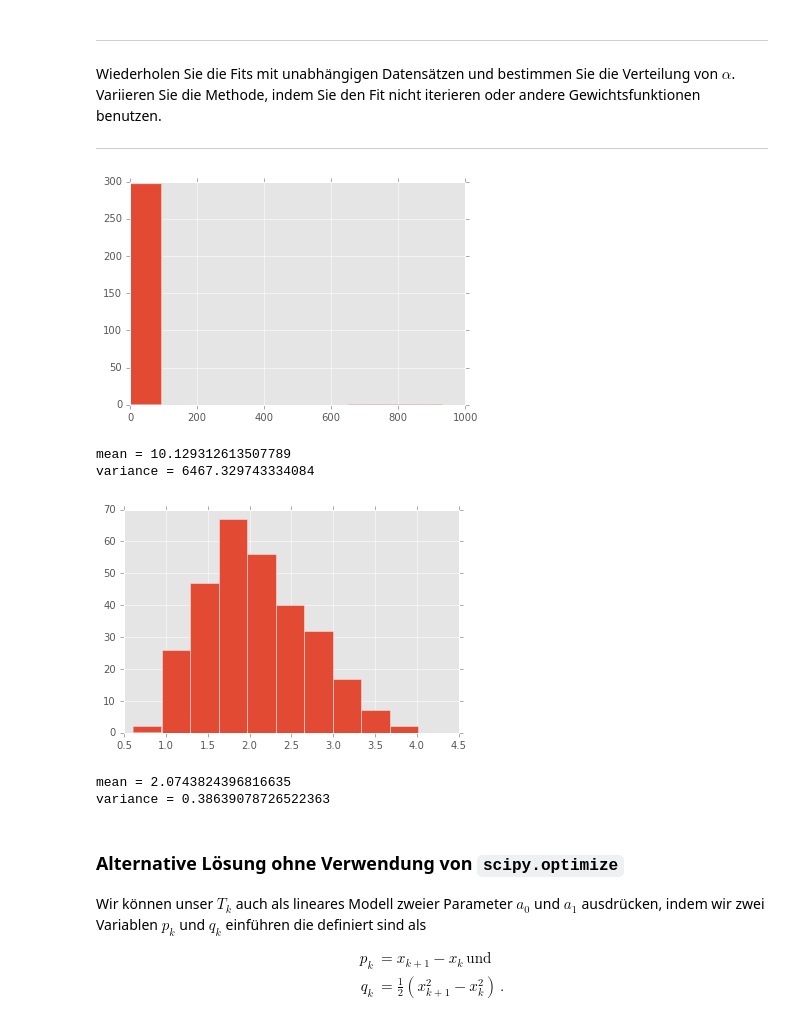
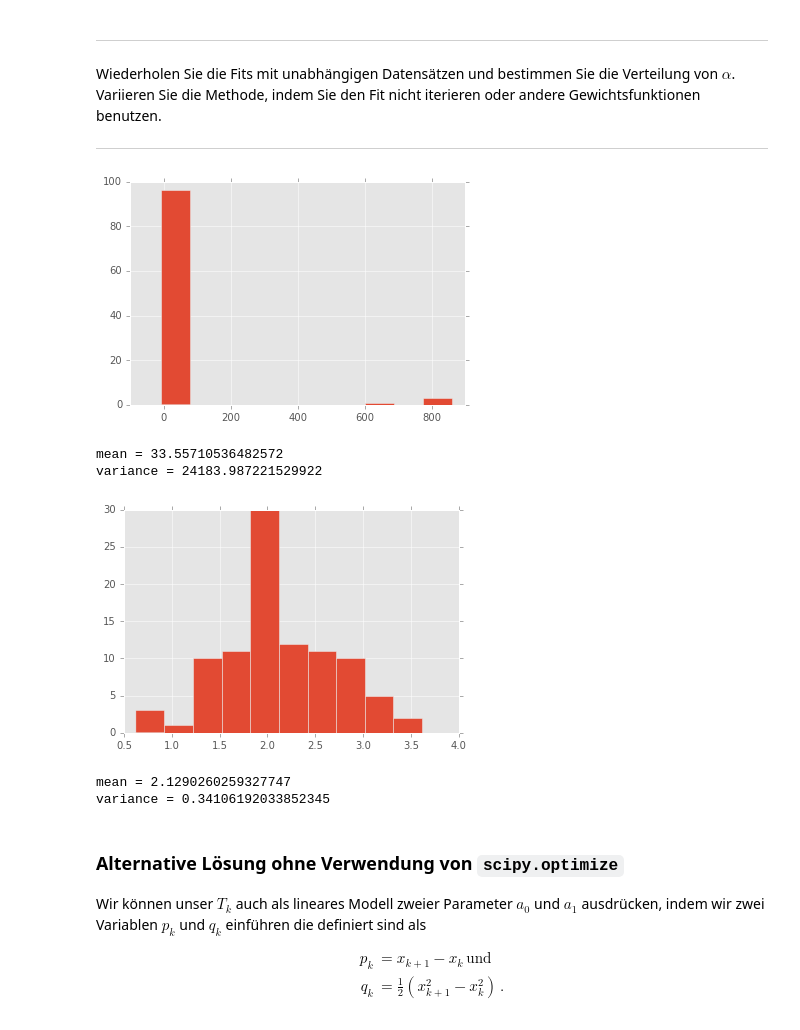
Before and after one commit to niklasnolte/smd2-2017, a Jupyter notebook: solutions/smd2_solutions_2.ipynb, the cells around one changed output. Drawn from its saved outputs; the diff is of its cells as text; code cells hidden in the pictures.

```diff
--- a/solutions/smd2_solutions_2.ipynb
+++ b/solutions/smd2_solutions_2.ipynb
@@ -211,42 +218,42 @@ Wiederholen Sie die Fits mit unabhängigen Datensätzen und bestimmen Sie die
 # %%
 def fit_alpha(N, xs, iterations=5):
     ns, bins = np.histogram(xs, range=(0, 1), bins=10)
     c2 = partial(chi2, N, bins, ns, 1)
 
     alpha = scipy.optimize.minimize(c2, [1]).x[0]
 
-    for _ in range(iterations):
-        #ws = 1 / expected_ns(N, bins, alpha)
-        ws = 1
-        c2 = partial(chi2, N, bins, ns, ws)
-        alpha = scipy.optimize.minimize(c2, [alpha]).x[0]
+    #for _ in range(iterations):
+    #    #ws = 1 / expected_ns(N, bins, alpha)
+    #    ws = 1
+    #    c2 = partial(chi2, N, bins, ns, ws)
+    #    alpha = scipy.optimize.minimize(c2, [alpha]).x[0]
     return alpha
 
 
 def generate_sample(mean_N=400):
     N = np.random.poisson(mean_N)
     xs = transform_x(np.random.uniform(size=N))
     return N, xs
 
 
-alphas = np.array([fit_alpha(*generate_sample()) for _ in range(300)])
+alphas = np.array([fit_alpha(*generate_sample()) for _ in range(100)])
 plt.hist(alphas)
 plt.show()
 print('mean = {}'.format(np.mean(alphas)))
 print('variance = {}'.format(np.var(alphas)))
 
 alphas = alphas[np.logical_and(-5 < alphas, alphas < 5)]
 plt.hist(alphas)
 plt.show()
 print('mean = {}'.format(np.mean(alphas)))
 print('variance = {}'.format(np.var(alphas)))
 # %% [output]
-[figure, old version]
+[figure, new version]
-mean = 10.129312613507789
-variance = 6467.329743334084
+mean = 33.55710536482572
+variance = 24183.987221529922
-[figure, old version]
+[figure, new version]
-mean = 2.0743824396816635
-variance = 0.38639078726522363
+mean = 2.1290260259327747
+variance = 0.34106192033852345
 # %% [markdown]
 ### Alternative Lösung ohne Verwendung von `scipy.optimize`
 
```
Also changed, not shown: parts of 2 cells of this notebook, 1 other file.
